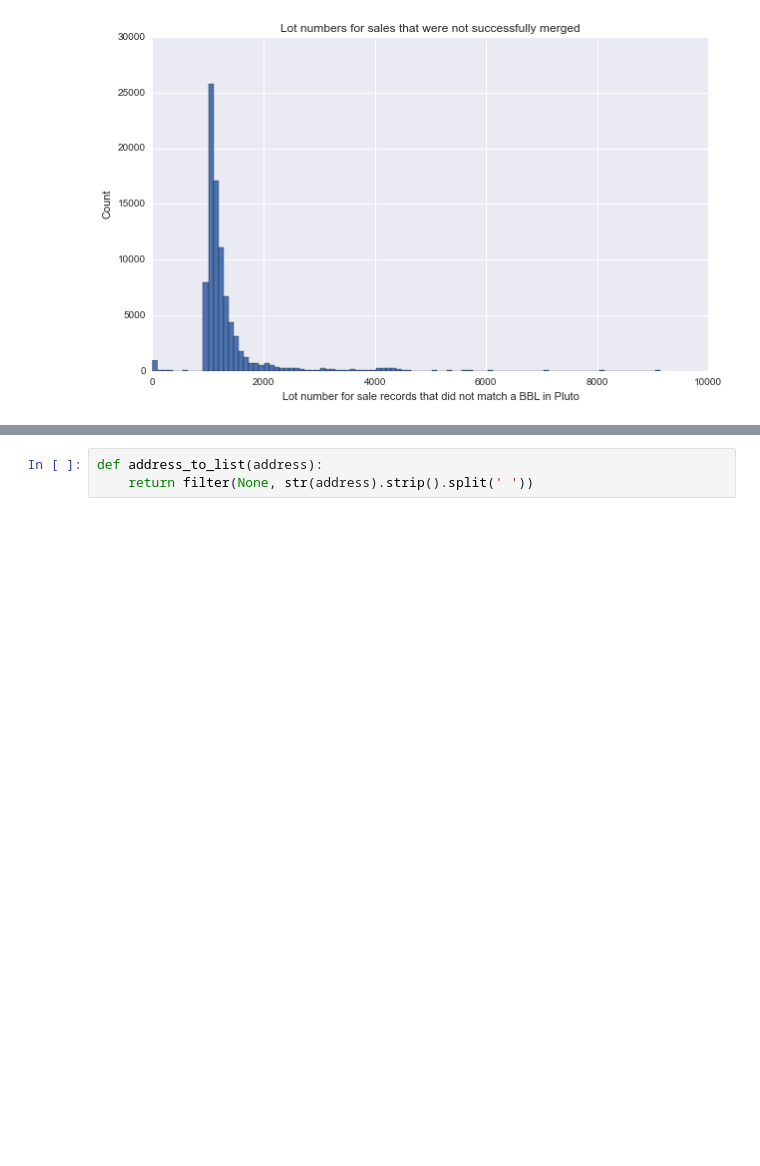
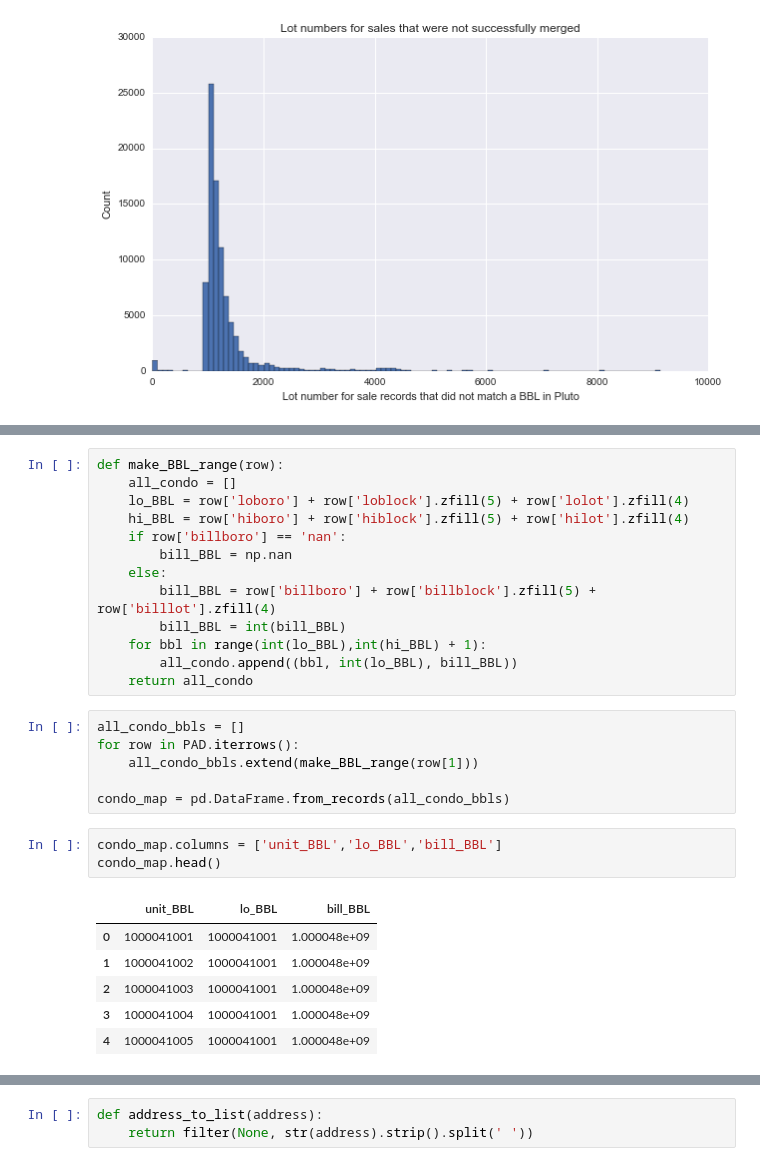
Before and after one commit to haonanz/DS-GA-1006-Project, a Jupyter notebook: data/merged_sales_pluto/Exploring_merge_of_pluto_and_sales.ipynb, the cells around one changed output, grey strips where cells are left out. Cells and saved outputs as stored; diff of their text form; blank space fills up the shorter version.

```diff
--- a/data/merged_sales_pluto/Exploring_merge_of_pluto_and_sales.ipynb
+++ b/data/merged_sales_pluto/Exploring_merge_of_pluto_and_sales.ipynb
@@ -511,0 +180,29 @@ memory usage: 73.3+ MB
+# %%
+def make_BBL_range(row):
+    all_condo = []
+    lo_BBL = row['loboro'] + row['loblock'].zfill(5) + row['lolot'].zfill(4)
+    hi_BBL = row['hiboro'] + row['hiblock'].zfill(5) + row['hilot'].zfill(4)
+    if row['billboro'] == 'nan':
+        bill_BBL = np.nan
+    else:
+        bill_BBL = row['billboro'] + row['billblock'].zfill(5) + row['billlot'].zfill(4)
+        bill_BBL = int(bill_BBL)
+    for bbl in range(int(lo_BBL),int(hi_BBL) + 1):
+        all_condo.append((bbl, int(lo_BBL), bill_BBL))
+    return all_condo
+# %%
+all_condo_bbls = []
+for row in PAD.iterrows():
+    all_condo_bbls.extend(make_BBL_range(row[1]))
+
+condo_map = pd.DataFrame.from_records(all_condo_bbls)
+# %%
+condo_map.columns = ['unit_BBL','lo_BBL','bill_BBL']
+condo_map.head()
+# %% [output]
+|  | unit_BBL | lo_BBL | bill_BBL |
+| 0 | 1000041001 | 1000041001 | 1.000048e+09 |
+| 1 | 1000041002 | 1000041001 | 1.000048e+09 |
+| 2 | 1000041003 | 1000041001 | 1.000048e+09 |
+| 3 | 1000041004 | 1000041001 | 1.000048e+09 |
+| 4 | 1000041005 | 1000041001 | 1.000048e+09 |
```
Also changed, not shown: parts of 67 cells of this notebook, 5 other files.
